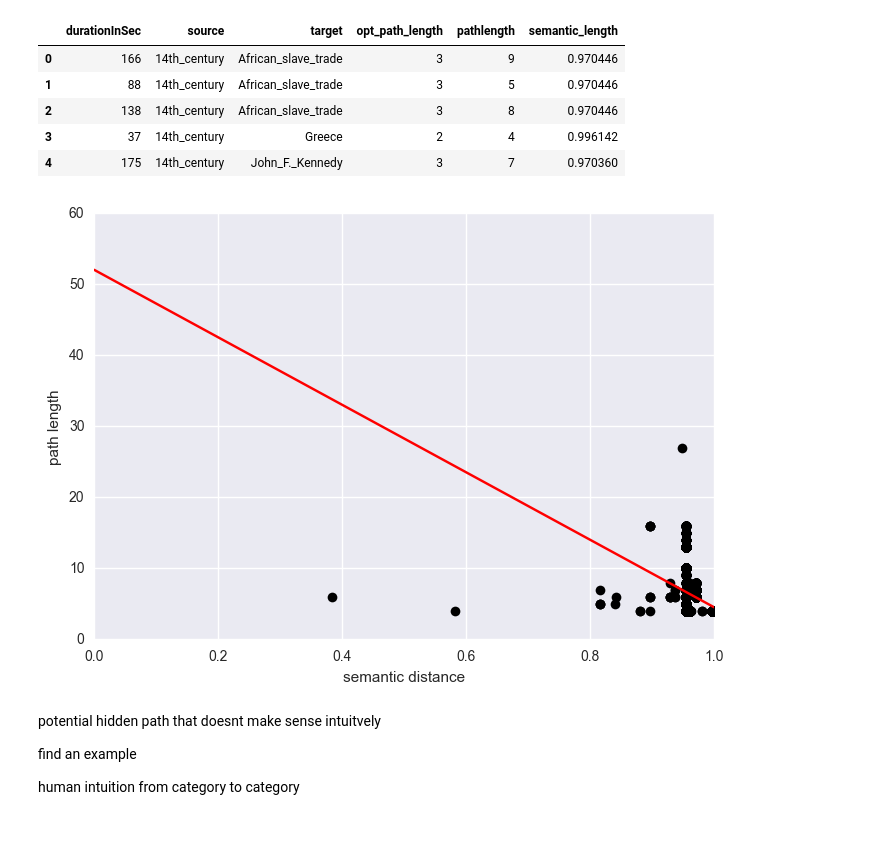
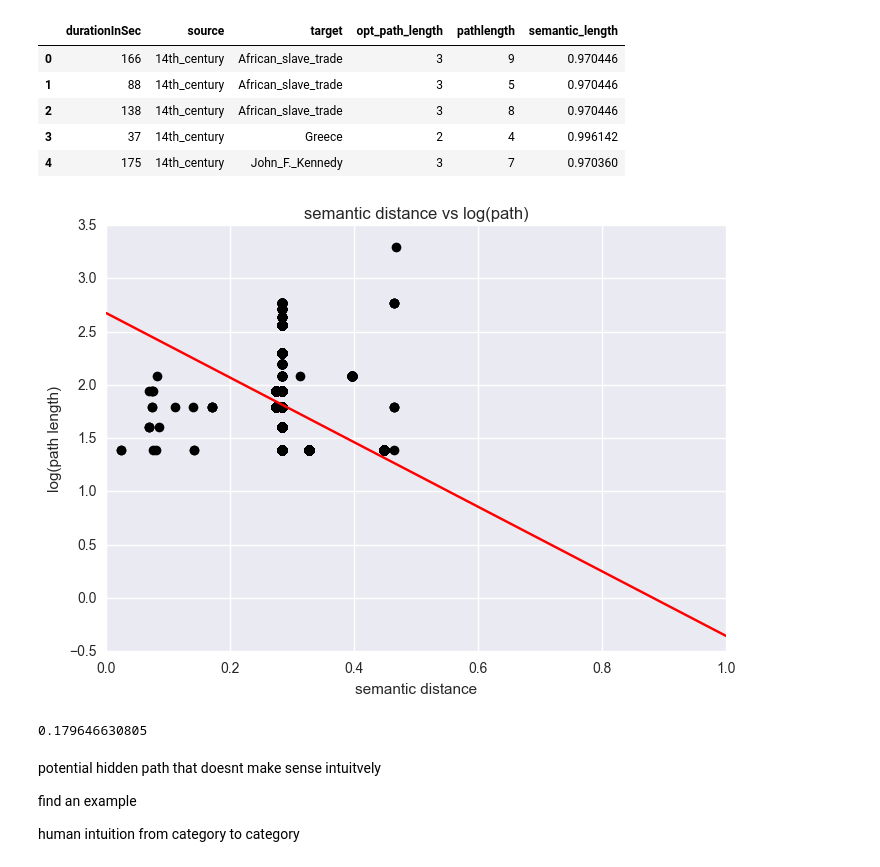
Before and after one commit to tomersolomon/msd_finalproject, a Jupyter notebook: analysis/semantic_regression.ipynb, the cells around one changed output. Saved outputs shown, nothing was run; the diff lists cells and outputs as text; code cells hidden in the pictures; blank space fills up the shorter version.

```diff
--- a/analysis/semantic_regression.ipynb
+++ b/analysis/semantic_regression.ipynb
@@ -57,7 +61,7 @@ semantic_data.head()
 | 3 | 37 | 14th_century | Greece | 2 | 4 | 0.996142 |
 | 4 | 175 | 14th_century | John_F._Kennedy | 3 | 7 | 0.970360 |
 # %%
-semantic_data = pd.read_csv("../task-data/data_with_semantics.csv")
+semantic_data = pd.read_csv("../task-data/data_with_semantics_all_columns_100d.csv")
 semantic_data.drop("Unnamed: 0", axis=1, inplace=True) #remove weird column
 
 X_semantic_data = semantic_data.loc[semantic_data['pathlength']]
@@ -65,37 +69,41 @@ y_pl   = X_semantic_data['pathlength']
 X_semantic_data = X_semantic_data['semantic_length']
 
 # X_train, X_test, y_train, y_test = train_test_split(X_semantic_data,
 #                                              y_pathlength, test_size=0.2, random_state=42)
 
 # X_train = X_train.reshape((X_train.shape[0], 1))
 # X_test  = X_test.reshape((X_test.shape[0], 1))
 # y_pl_train = y_pl_train.reshape((y_pl_train.shape[0], 1))
 # y_pl_test  = y_pl_test.reshape((y_pl_test.shape[0], 1))
 
 X_train, X_test, y_train, y_test = train_test_split(X_semantic_data, y_pl,
                                                     test_size=0.2, random_state=42)
 
 X_train = X_train.reshape((X_train.shape[0], 1))
 X_test  = X_test.reshape((X_test.shape[0], 1))
 y_train = y_train.reshape((y_train.shape[0], 1))
 y_test  = y_test.reshape((y_test.shape[0], 1))
 
 path_LR = LinearRegression(fit_intercept=True, normalize=True)
-path_LR.fit(X_train, y_train)
+path_LR.fit(X_train, np.log(y_train))
 
 fig = plt.figure()
 axes = fig.add_subplot(1,1,1)
-axes.plot( X_test, y_test, 'ko' )
+axes.plot( X_test, np.log(y_test), 'ko' )
 axes.set_xlabel("semantic distance")
-axes.set_ylabel("path length")
+axes.set_ylabel("log(path length)")
+axes.set_title("semantic distance vs log(path)")
 N = 100
 x = np.linspace(0,1,N)
 y = path_LR.coef_ * x + path_LR.intercept_
 
 axes.plot(x, y.reshape((N)) , 'r-')
 plt.show()
+
+print path_LR.score(X_test, np.log(y_test))
 # %% [output]
-[figure, old version]
+[figure, new version]
+0.179646630805
 # %% [markdown]
 potential hidden path that doesnt make sense intuitvely
 
```
Also changed, not shown: parts of 1 cell of this notebook.
